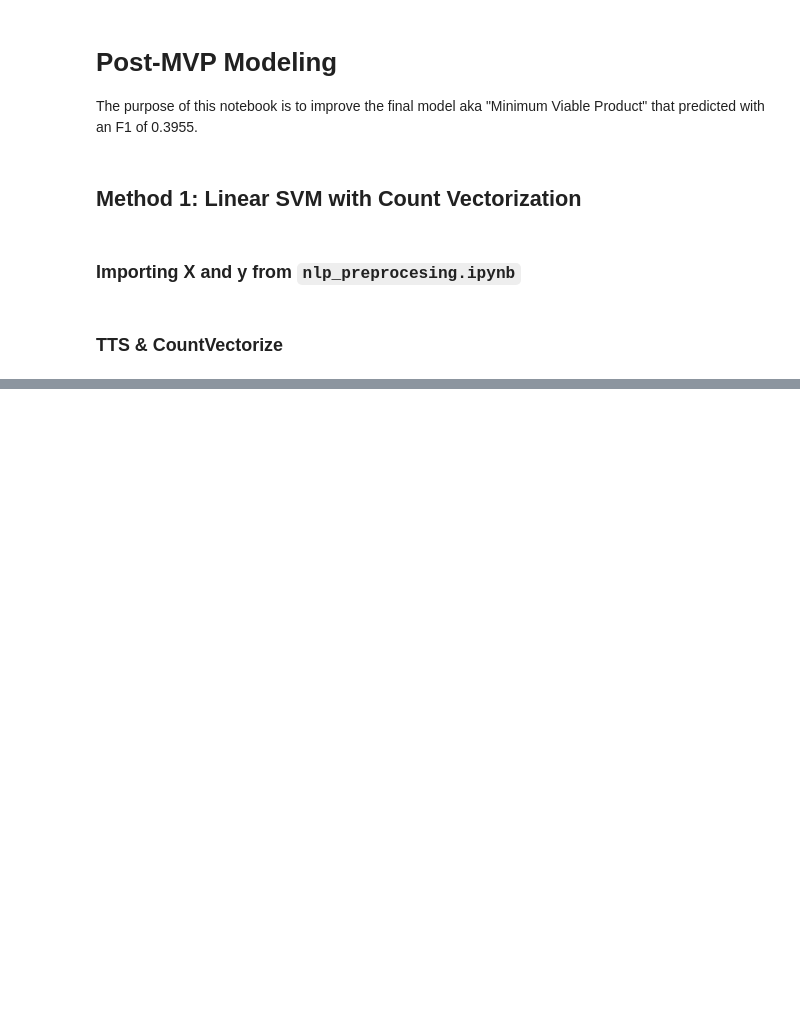
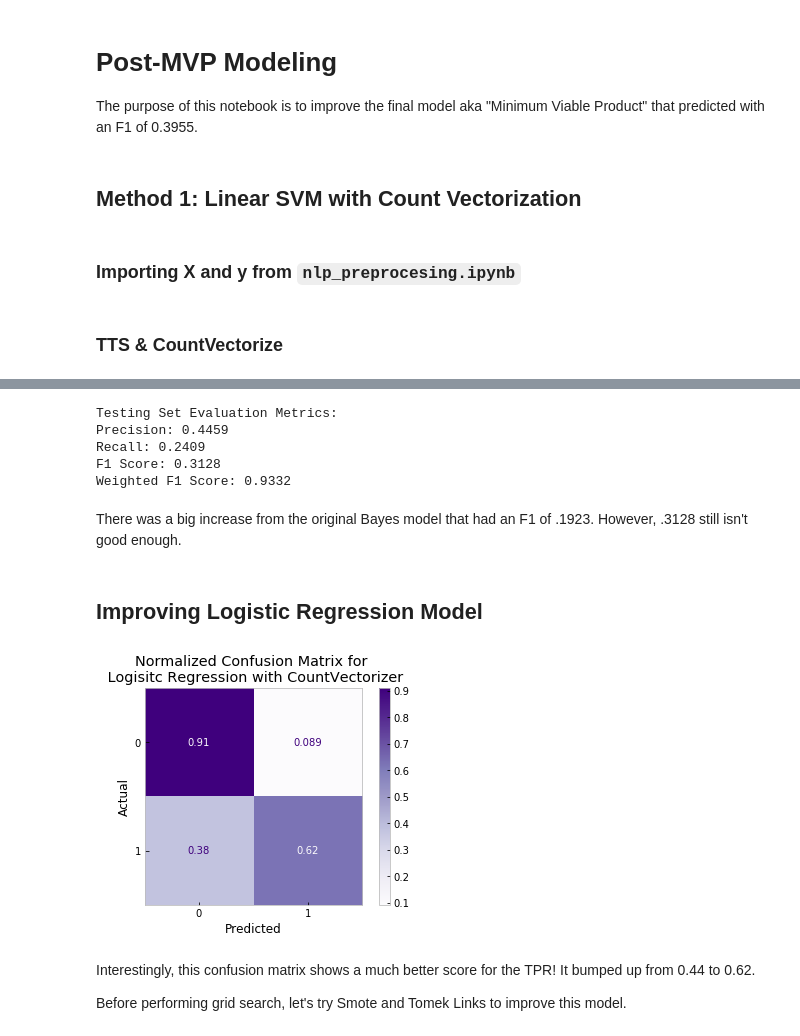
Before and after one commit to sidneykung/twitter_hate_speech_detection, a Jupyter notebook: models/post_MVP.ipynb, the cells around one changed output, grey strips where cells are left out. Drawn from its saved outputs; the diff is of its cells as text; code cells hidden in the pictures; blank space fills up the shorter version.

Commit message:
improving model

```diff
--- a/models/post_MVP.ipynb
+++ b/models/post_MVP.ipynb
@@ -66,0 +104,8 @@ count = CountVectorizer(stop_words=stopwords)
+# %%
+rf_baseline = RandomForestClassifier(n_estimators=100, class_weight='balanced', random_state=0)
+# %%
+%%time
+# 14 seconds to run
+
+rf_baseline.fit(X_train_count, y_train)
+rf_test_preds = rf_baseline.predict(X_test_count)
@@ -66,0 +133,8 @@ count = CountVectorizer(stop_words=stopwords)
+# %%
+logreg_baseline = LogisticRegression(penalty='l2', class_weight='balanced', random_state=20)
+# %%
+%%time
+# 1 second to run
+
+logreg_baseline.fit(X_train_count, y_train)
+logreg_test_preds = logreg_baseline.predict(X_test_count)
@@ -66,0 +191,36 @@ count = CountVectorizer(stop_words=stopwords)
+# %%
+bayes_precision = precision_score(y_test, bayes_test_preds)
+bayes_recall = recall_score(y_test, bayes_test_preds)
+bayes_f1_score = f1_score(y_test, bayes_test_preds)
+bayes_f1_weighted = f1_score(y_test, bayes_test_preds, average='weighted')
+
+# printing scores
+helpers.evaluation(bayes_precision, bayes_recall, bayes_f1_score, bayes_f1_weighted)
+# %% [output]
+Testing Set Evaluation Metrics:
+Precision: 0.4459
+Recall: 0.2409
+F1 Score: 0.3128
+Weighted F1 Score: 0.9332
+# %% [markdown]
+There was a big increase from the original Bayes model that had an F1 of .1923. However, .3128 still isn't good enough.
+# %% [markdown]
+## Improving Logistic Regression Model
+# %%
+# generating normalized confusion matrix
+SVM_conf_matrix = plot_confusion_matrix(logreg_baseline, X_test_count, y_test,
+                                 display_labels=None,
+                                 cmap=plt.cm.Purples,
+                                 normalize='true')
+SVM_conf_matrix.ax_.set_title('Normalized Confusion Matrix for \n Logisitc Regression with CountVectorizer')
+plt.xlabel('Predicted')
+plt.ylabel('Actual')
+plt.grid(False)
+# plt.savefig('./visualizations/normalized_count_log_reg_matrix.png', bbox_inches = "tight", pad_inches=.5)
+plt.show()
+# %% [output]
+[figure, added]
+# %% [markdown]
+Interestingly, this confusion matrix shows a much better score for the TPR! It bumped up from 0.44 to 0.62.
+
+Before performing grid search, let's try Smote and Tomek Links to improve this model.
```
Also changed, not shown: parts of 22 cells of this notebook, 2 other files.
